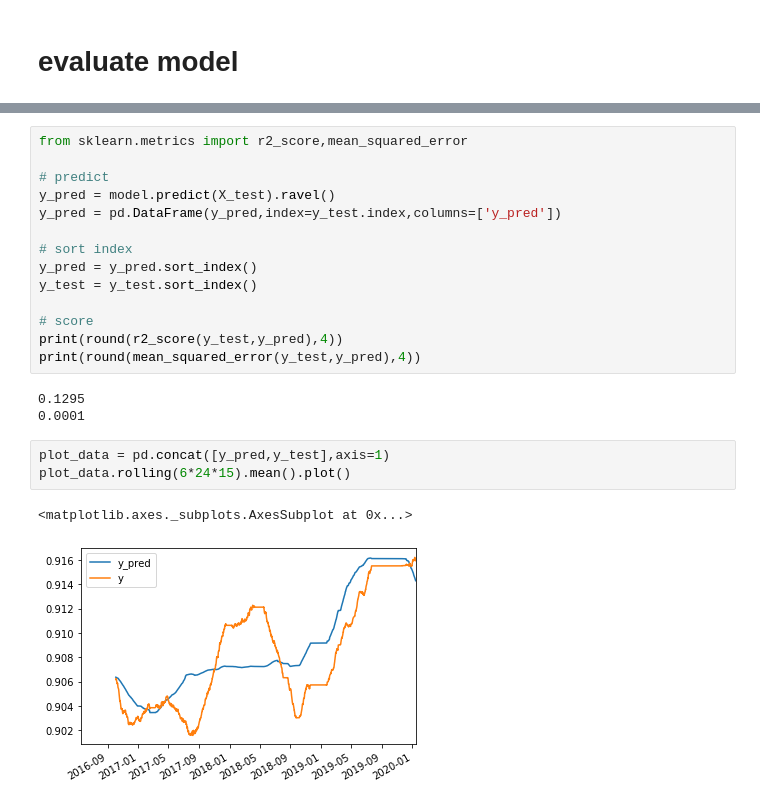
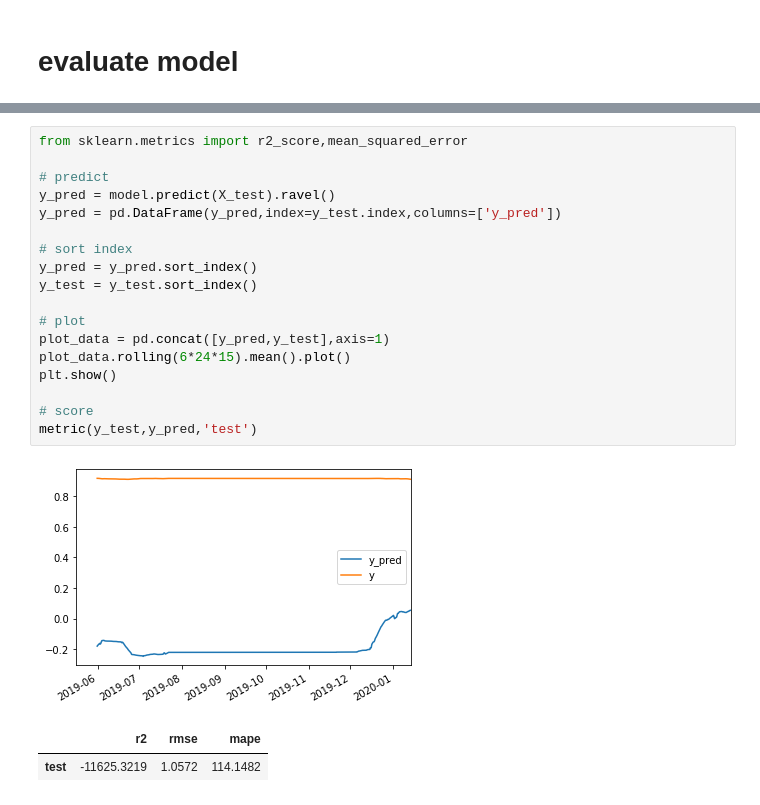
Before and after one commit to skywalker0803r/pa, a Jupyter notebook: LSTM.ipynb, the cells around one changed output, grey strips where cells are left out. Saved outputs shown, nothing was run; the diff lists cells and outputs as text.

```diff
--- a/LSTM.ipynb
+++ b/LSTM.ipynb
@@ -199,23 +220,22 @@ plt.legend()
 # %%
 from sklearn.metrics import r2_score,mean_squared_error
 
 # predict
 y_pred = model.predict(X_test).ravel()
 y_pred = pd.DataFrame(y_pred,index=y_test.index,columns=['y_pred'])
 
 # sort index
 y_pred = y_pred.sort_index()
 y_test = y_test.sort_index()
 
+# plot
+plot_data = pd.concat([y_pred,y_test],axis=1)
+plot_data.rolling(6*24*15).mean().plot()
+plt.show()
+
 # score
-print(round(r2_score(y_test,y_pred),4))
-print(round(mean_squared_error(y_test,y_pred),4))
+metric(y_test,y_pred,'test')
 # %% [output]
-0.1295
-0.0001
+[figure, added]
+|  | r2 | rmse | mape |
+| test | -11625.3219 | 1.0572 | 114.1482 |
-# %%
-plot_data = pd.concat([y_pred,y_test],axis=1)
-plot_data.rolling(6*24*15).mean().plot()
-# %% [output]
-<matplotlib.axes._subplots.AxesSubplot at 0x...>
-[figure, removed]
```
Also changed, not shown: parts of 18 cells of this notebook.
